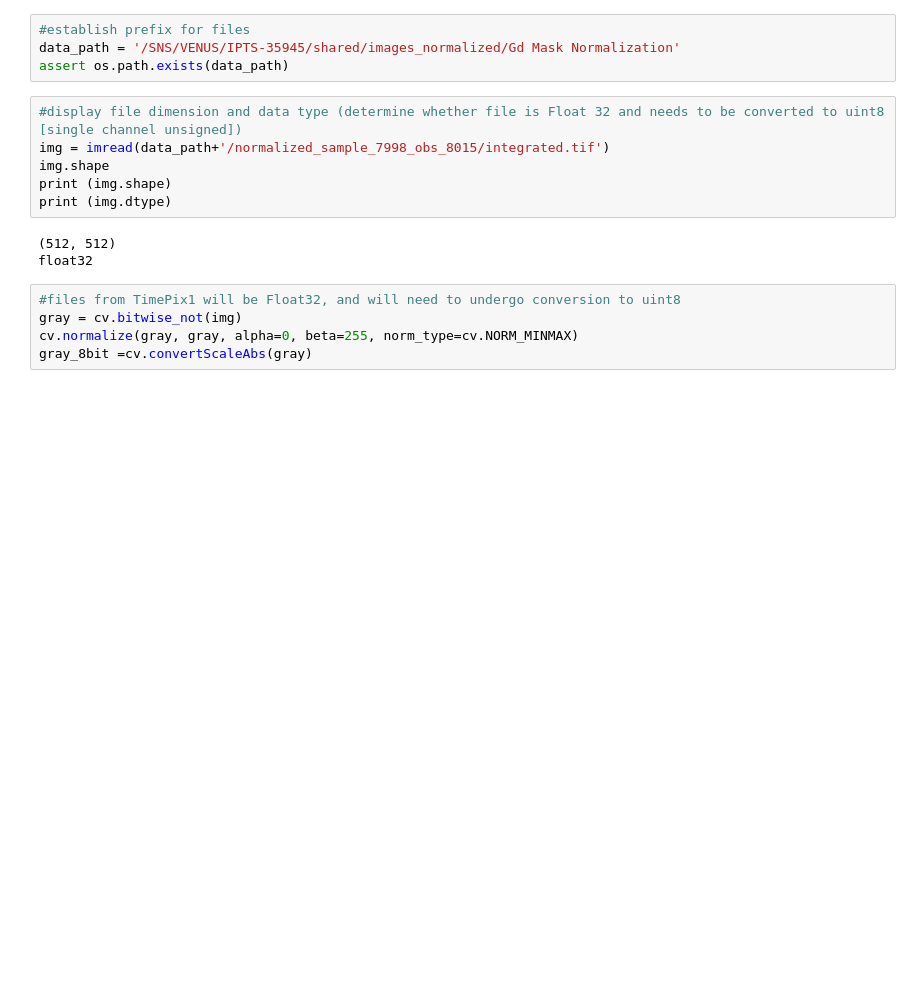
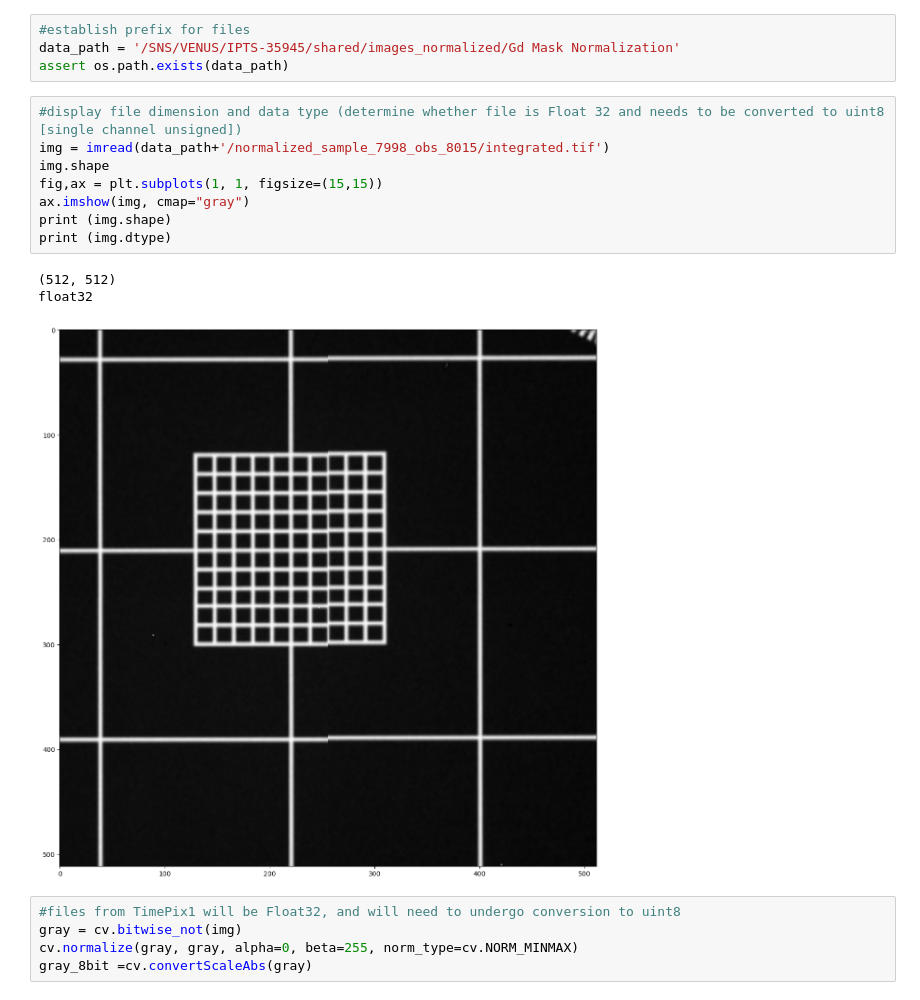
Before and after one commit to ornlneutronimaging/MCP_Sensor_Resolution, a Jupyter notebook: Braggsr/devCVresolution_combined.ipynb, the cells around one changed output. Drawn from its saved outputs; the diff is of its cells as text; blank space fills up the shorter version.

```diff
--- a/Braggsr/devCVresolution_combined.ipynb
+++ b/Braggsr/devCVresolution_combined.ipynb
@@ -16,12 +16,15 @@ assert os.path.exists(data_path)
 # %%
 #display file dimension and data type (determine whether file is Float 32 and needs to be converted to uint8 [single channel unsigned])
 img = imread(data_path+'/normalized_sample_7998_obs_8015/integrated.tif')
 img.shape
+fig,ax = plt.subplots(1, 1, figsize=(15,15))
+ax.imshow(img, cmap="gray")
 print (img.shape)
 print (img.dtype)
 # %% [output]
 (512, 512)
 float32
+[figure, added]
 # %%
 #files from TimePix1 will be Float32, and will need to undergo conversion to uint8
 gray = cv.bitwise_not(img)
```
Also changed, not shown: parts of 2 cells of this notebook, 1 other file.
